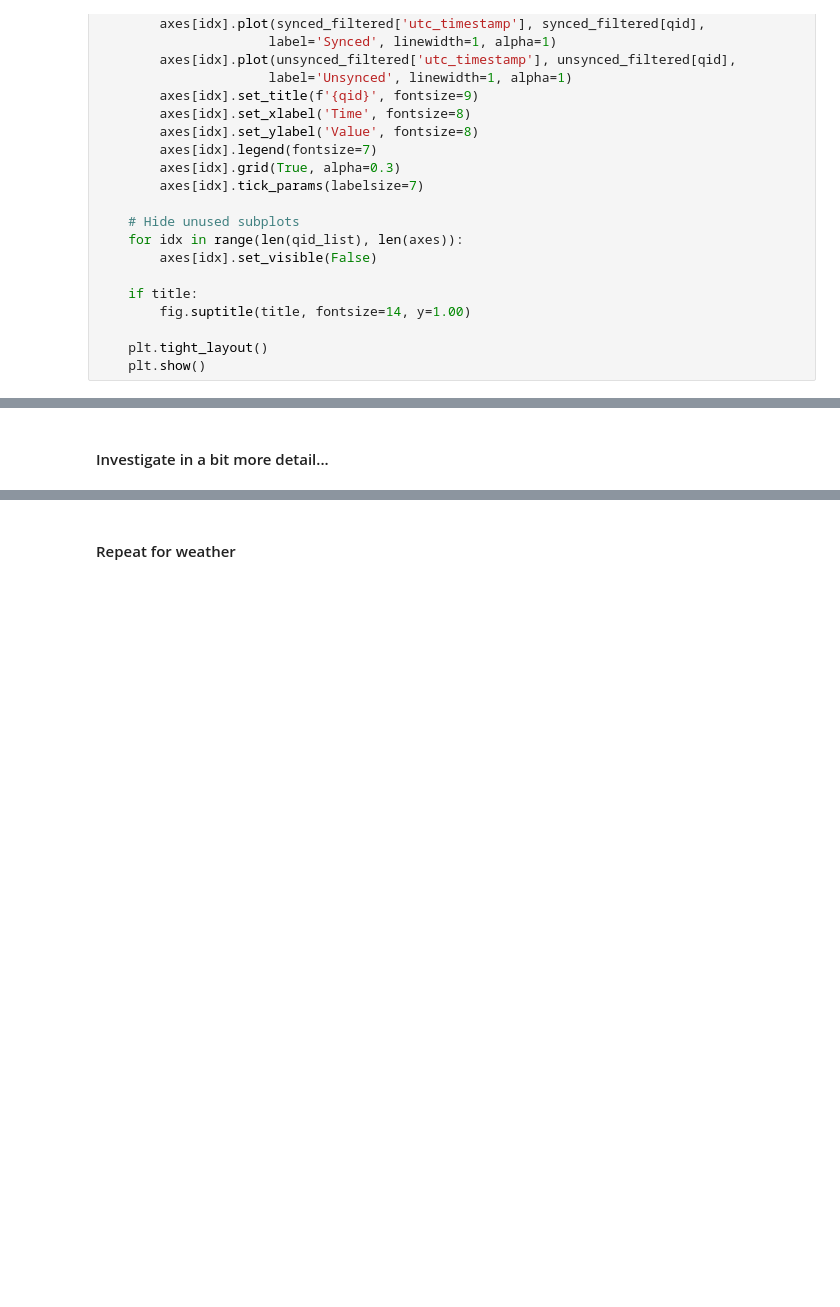
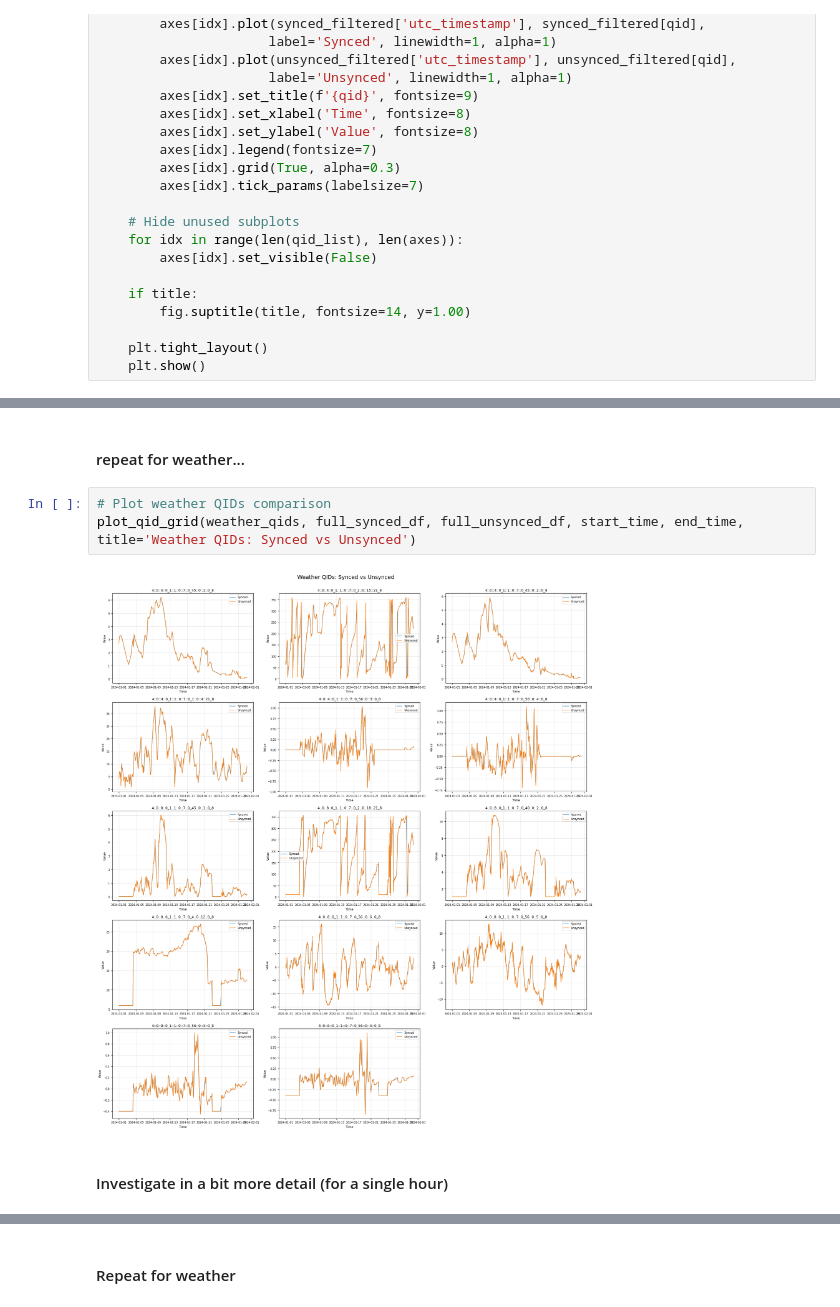
Before and after one commit to AugustBjerg/Master-s-thesis, a Jupyter notebook: code/data/cleaning-scripts/notebooks/post_sync_explore.ipynb, the cells around one changed output, grey strips where cells are left out. Cells and saved outputs as stored; diff of their text form; blank space fills up the shorter version.

```diff
--- a/code/data/cleaning-scripts/notebooks/post_sync_explore.ipynb
+++ b/code/data/cleaning-scripts/notebooks/post_sync_explore.ipynb
@@ -251,4 +250,11 @@ KeyError: '2::0::25::0_1::2::0::3::0_1::0::6::0_8'
+# %% [markdown]
+#### repeat for weather...
+# %%
+# Plot weather QIDs comparison
+plot_qid_grid(weather_qids, full_synced_df, full_unsynced_df, start_time, end_time, title='Weather QIDs: Synced vs Unsynced')
+# %% [output]
+[figure, added]
 # %% [markdown]
-#### Investigate in a bit more detail...
+#### Investigate in a bit more detail (for a single hour)
 # %%
 # Definitions
```
Also changed, not shown: parts of 3 cells of this notebook.
